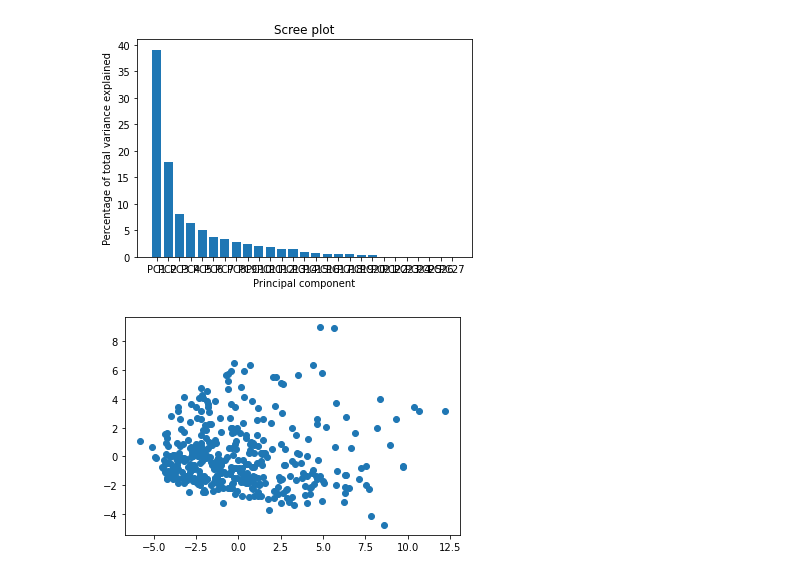
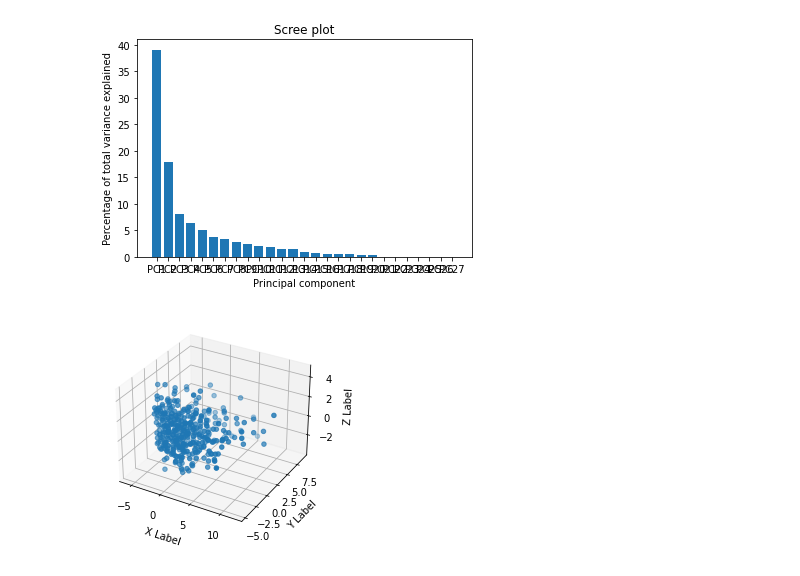
Before and after one commit to CSA100/nba-dsai, a Jupyter notebook: PCA.ipynb, the cells around one changed output. Cells and saved outputs as stored; diff of their text form; code cells hidden in the pictures.

```diff
--- a/PCA.ipynb
+++ b/PCA.ipynb
@@ -57,12 +57,34 @@ plt.title("Scree plot")
 plt.show()
 # %% [output]
 [figure]
-# %%
-# Principal component plot
-
-pcaDf = pd.DataFrame(pcaData, columns=labels)
-
-plt.scatter(pcaDf.PC1, pcaDf.PC2)
-plt.show()
-# %% [output]
-[figure, removed]
+# %%
+# Principal component plot
+
+pcaDf = pd.DataFrame(pcaData, columns=labels)
+
+# plt.scatter(pcaDf.PC1, pcaDf.PC2, pcaDf.PC3)
+# plt.show()
+
+# Fixing random state for reproducibility
+np.random.seed(19680801)
+
+fig = plt.figure()
+ax = fig.add_subplot(projection='3d')
+
+n = 100
+
+# For each set of style and range settings, plot n random points in the box
+# defined by x in [23, 32], y in [0, 100], z in [zlow, zhigh].
+
+xs = pcaDf.PC1
+ys = pcaDf.PC2
+zs = pcaDf.PC3
+ax.scatter(xs, ys, zs, marker='o')
+
+ax.set_xlabel('X Label')
+ax.set_ylabel('Y Label')
+ax.set_zlabel('Z Label')
+
+plt.show()
+# %% [output]
+[figure, added]
```
